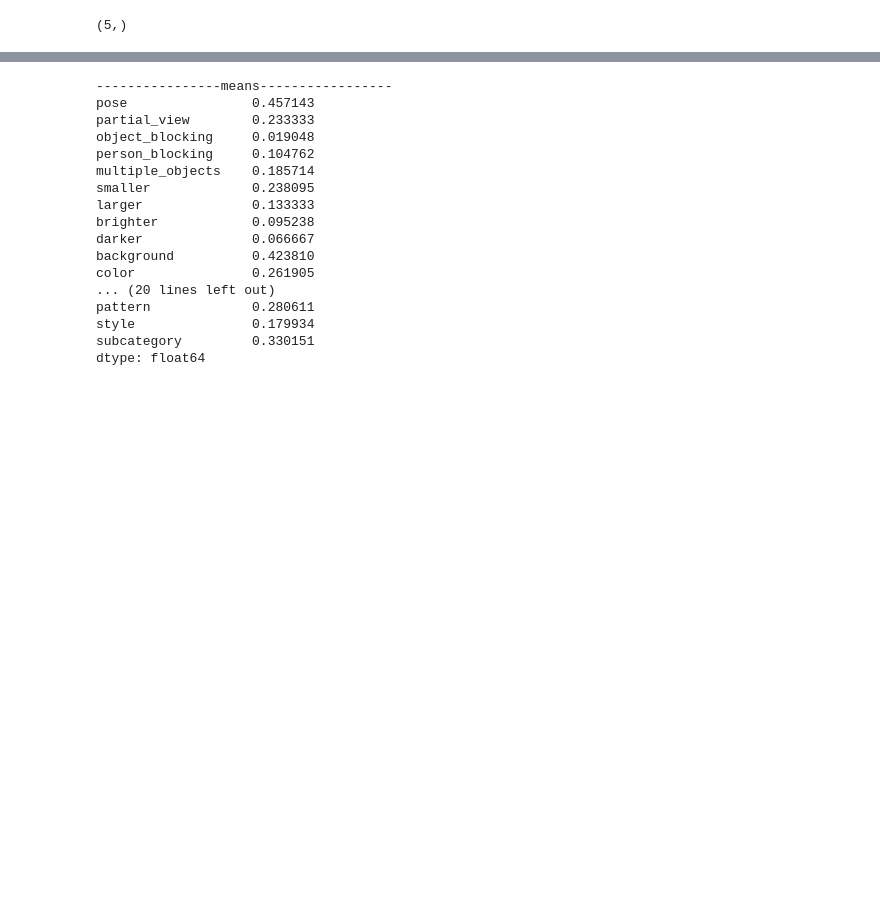
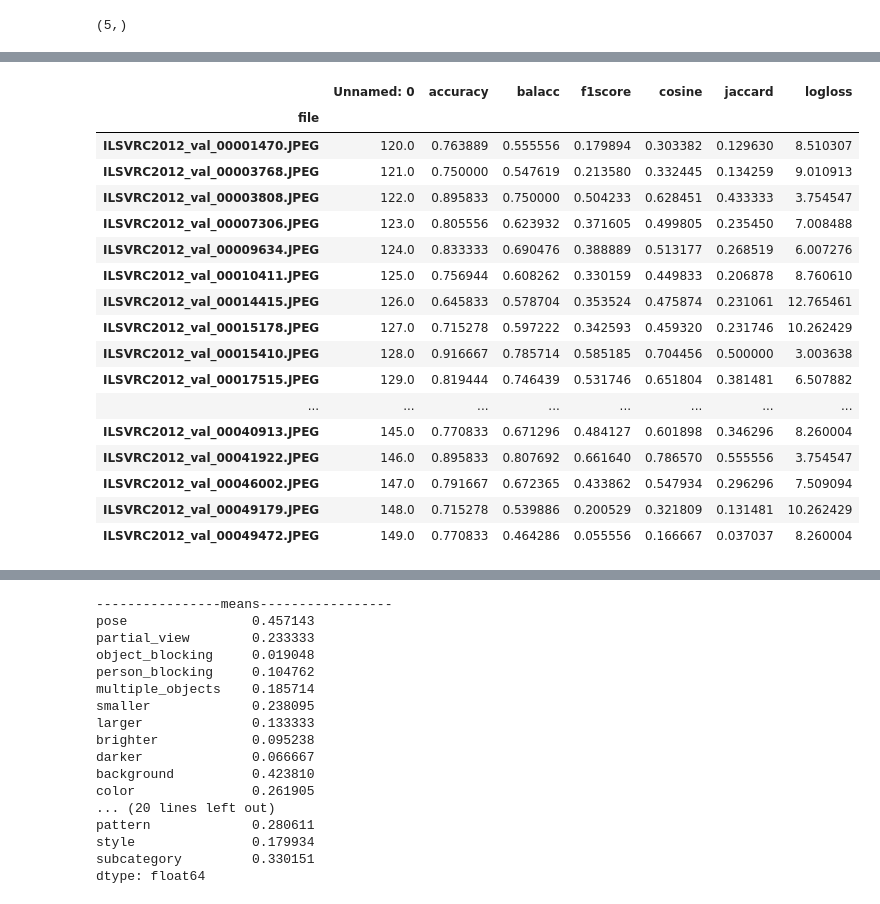
Before and after one commit to CarlAnSc/bachelor_project, a Jupyter notebook: Data_Analysis/GetValidationPics.ipynb, the cells around one changed output, grey strips where cells are left out. Drawn from its saved outputs; the diff is of its cells as text; code cells hidden in the pictures; blank space fills up the shorter version.

```diff
--- a/Data_Analysis/GetValidationPics.ipynb
+++ b/Data_Analysis/GetValidationPics.ipynb
@@ -410,0 +398,21 @@ df2
+# %%
+df2.groupby('file').mean()
+# %% [output]
+|  | Unnamed: 0 | accuracy | balacc | f1score | cosine | jaccard | logloss |
+| file |  |  |  |  |  |  |  |
+| ILSVRC2012_val_00001470.JPEG | 120.0 | 0.763889 | 0.555556 | 0.179894 | 0.303382 | 0.129630 | 8.510307 |
+| ILSVRC2012_val_00003768.JPEG | 121.0 | 0.750000 | 0.547619 | 0.213580 | 0.332445 | 0.134259 | 9.010913 |
+| ILSVRC2012_val_00003808.JPEG | 122.0 | 0.895833 | 0.750000 | 0.504233 | 0.628451 | 0.433333 | 3.754547 |
+| ILSVRC2012_val_00007306.JPEG | 123.0 | 0.805556 | 0.623932 | 0.371605 | 0.499805 | 0.235450 | 7.008488 |
+| ILSVRC2012_val_00009634.JPEG | 124.0 | 0.833333 | 0.690476 | 0.388889 | 0.513177 | 0.268519 | 6.007276 |
+| ILSVRC2012_val_00010411.JPEG | 125.0 | 0.756944 | 0.608262 | 0.330159 | 0.449833 | 0.206878 | 8.760610 |
+| ILSVRC2012_val_00014415.JPEG | 126.0 | 0.645833 | 0.578704 | 0.353524 | 0.475874 | 0.231061 | 12.765461 |
+| ILSVRC2012_val_00015178.JPEG | 127.0 | 0.715278 | 0.597222 | 0.342593 | 0.459320 | 0.231746 | 10.262429 |
+| ILSVRC2012_val_00015410.JPEG | 128.0 | 0.916667 | 0.785714 | 0.585185 | 0.704456 | 0.500000 | 3.003638 |
+| ILSVRC2012_val_00017515.JPEG | 129.0 | 0.819444 | 0.746439 | 0.531746 | 0.651804 | 0.381481 | 6.507882 |
+| ... | ... | ... | ... | ... | ... | ... | ... |
+| ILSVRC2012_val_00040913.JPEG | 145.0 | 0.770833 | 0.671296 | 0.484127 | 0.601898 | 0.346296 | 8.260004 |
+| ILSVRC2012_val_00041922.JPEG | 146.0 | 0.895833 | 0.807692 | 0.661640 | 0.786570 | 0.555556 | 3.754547 |
+| ILSVRC2012_val_00046002.JPEG | 147.0 | 0.791667 | 0.672365 | 0.433862 | 0.547934 | 0.296296 | 7.509094 |
+| ILSVRC2012_val_00049179.JPEG | 148.0 | 0.715278 | 0.539886 | 0.200529 | 0.321809 | 0.131481 | 10.262429 |
+| ILSVRC2012_val_00049472.JPEG | 149.0 | 0.770833 | 0.464286 | 0.055556 | 0.166667 | 0.037037 | 8.260004 |
```
Also changed, not shown: parts of 6 cells of this notebook, 6 other files.
